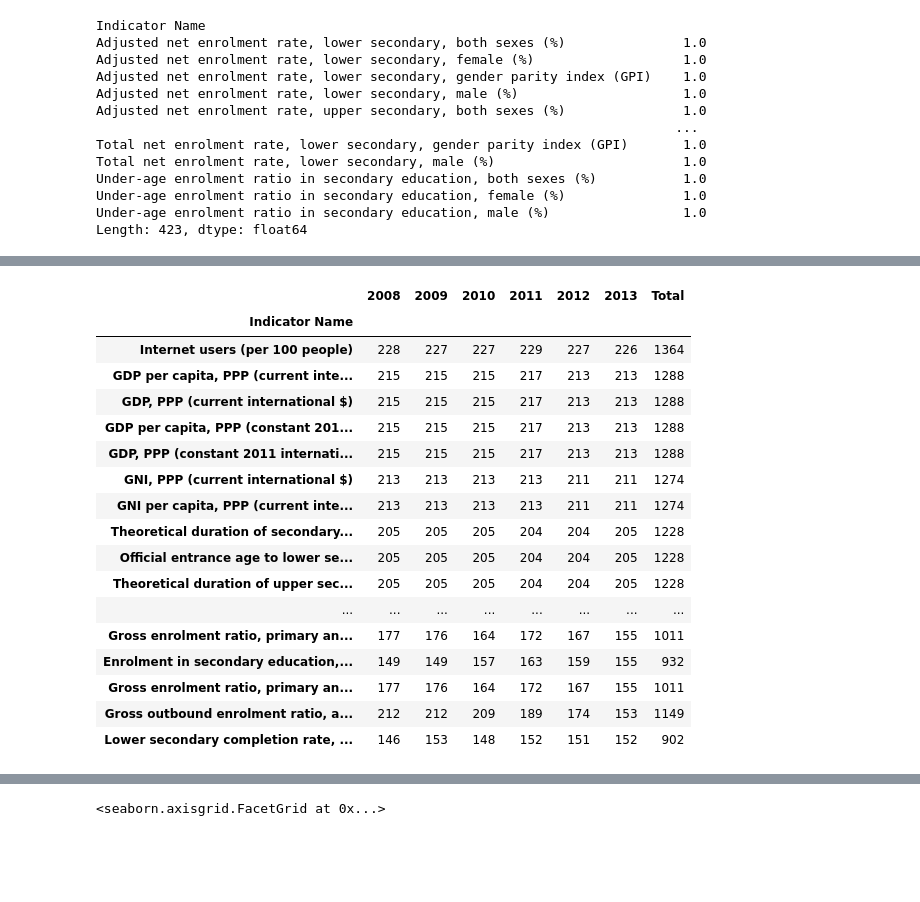
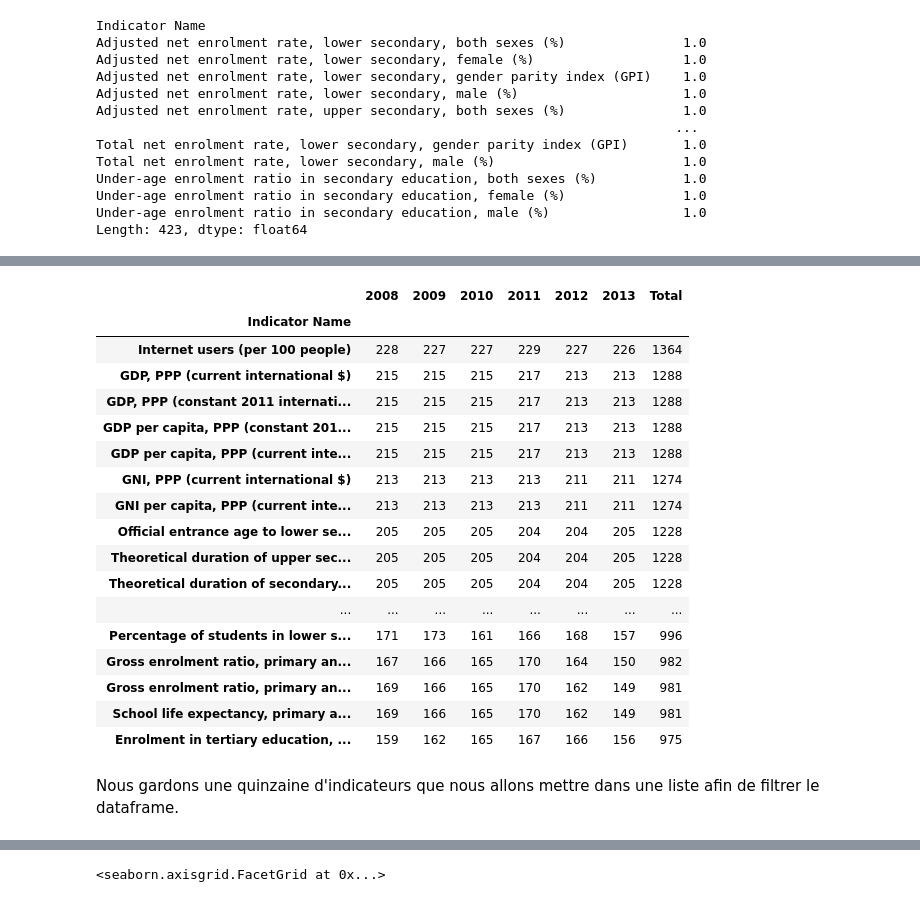
Before and after one commit to R0mNavarr0/Analysez-des-donnees-de-systemes-educatifs, a Jupyter notebook: EDA_academy.ipynb, the cells around one changed output, grey strips where cells are left out. Saved outputs shown, nothing was run; the diff lists cells and outputs as text; code cells hidden in the pictures; blank space fills up the shorter version.

```diff
--- a/EDA_academy.ipynb
+++ b/EDA_academy.ipynb
@@ -536,24 +606,26 @@ df_indicateur_annees['Total'] = df_indicateur_annees.sum(axis=1)
 # %%
-df_indicateur_annees.sort_values('2013', ascending=False).head(60)
+df_indicateur_annees.sort_values('Total', ascending=False).head(60)
 # %% [output]
 |  | 2008 | 2009 | 2010 | 2011 | 2012 | 2013 | Total |
 | Indicator Name |  |  |  |  |  |  |  |
 | Internet users (per 100 people) | 228 | 227 | 227 | 229 | 227 | 226 | 1364 |
+| GDP, PPP (current international $) | 215 | 215 | 215 | 217 | 213 | 213 | 1288 |
+| GDP, PPP (constant 2011 internati... | 215 | 215 | 215 | 217 | 213 | 213 | 1288 |
+| GDP per capita, PPP (constant 201... | 215 | 215 | 215 | 217 | 213 | 213 | 1288 |
 | GDP per capita, PPP (current inte... | 215 | 215 | 215 | 217 | 213 | 213 | 1288 |
-| GDP, PPP (current international $) | 215 | 215 | 215 | 217 | 213 | 213 | 1288 |
-| GDP per capita, PPP (constant 201... | 215 | 215 | 215 | 217 | 213 | 213 | 1288 |
-| GDP, PPP (constant 2011 internati... | 215 | 215 | 215 | 217 | 213 | 213 | 1288 |
 | GNI, PPP (current international $) | 213 | 213 | 213 | 213 | 211 | 211 | 1274 |
 | GNI per capita, PPP (current inte... | 213 | 213 | 213 | 213 | 211 | 211 | 1274 |
-| Theoretical duration of secondary... | 205 | 205 | 205 | 204 | 204 | 205 | 1228 |
 | Official entrance age to lower se... | 205 | 205 | 205 | 204 | 204 | 205 | 1228 |
 | Theoretical duration of upper sec... | 205 | 205 | 205 | 204 | 204 | 205 | 1228 |
+| Theoretical duration of secondary... | 205 | 205 | 205 | 204 | 204 | 205 | 1228 |
 | ... | ... | ... | ... | ... | ... | ... | ... |
-| Gross enrolment ratio, primary an... | 177 | 176 | 164 | 172 | 167 | 155 | 1011 |
-| Enrolment in secondary education,... | 149 | 149 | 157 | 163 | 159 | 155 | 932 |
-| Gross enrolment ratio, primary an... | 177 | 176 | 164 | 172 | 167 | 155 | 1011 |
-| Gross outbound enrolment ratio, a... | 212 | 212 | 209 | 189 | 174 | 153 | 1149 |
-| Lower secondary completion rate, ... | 146 | 153 | 148 | 152 | 151 | 152 | 902 |
+| Percentage of students in lower s... | 171 | 173 | 161 | 166 | 168 | 157 | 996 |
+| Gross enrolment ratio, primary an... | 167 | 166 | 165 | 170 | 164 | 150 | 982 |
+| Gross enrolment ratio, primary an... | 169 | 166 | 165 | 170 | 162 | 149 | 981 |
+| School life expectancy, primary a... | 169 | 166 | 165 | 170 | 162 | 149 | 981 |
+| Enrolment in tertiary education, ... | 159 | 162 | 165 | 167 | 166 | 156 | 975 |
+# %% [markdown]
+Nous gardons une quinzaine d'indicateurs que nous allons mettre dans une liste afin de filtrer le dataframe.
 # %%
 Liste_Indicateur_Final = ['Internet users (per 100 people)',
                           'GDP per capita, PPP (constant 2011 international $)',
```
Also changed, not shown: parts of 42 cells of this notebook.
